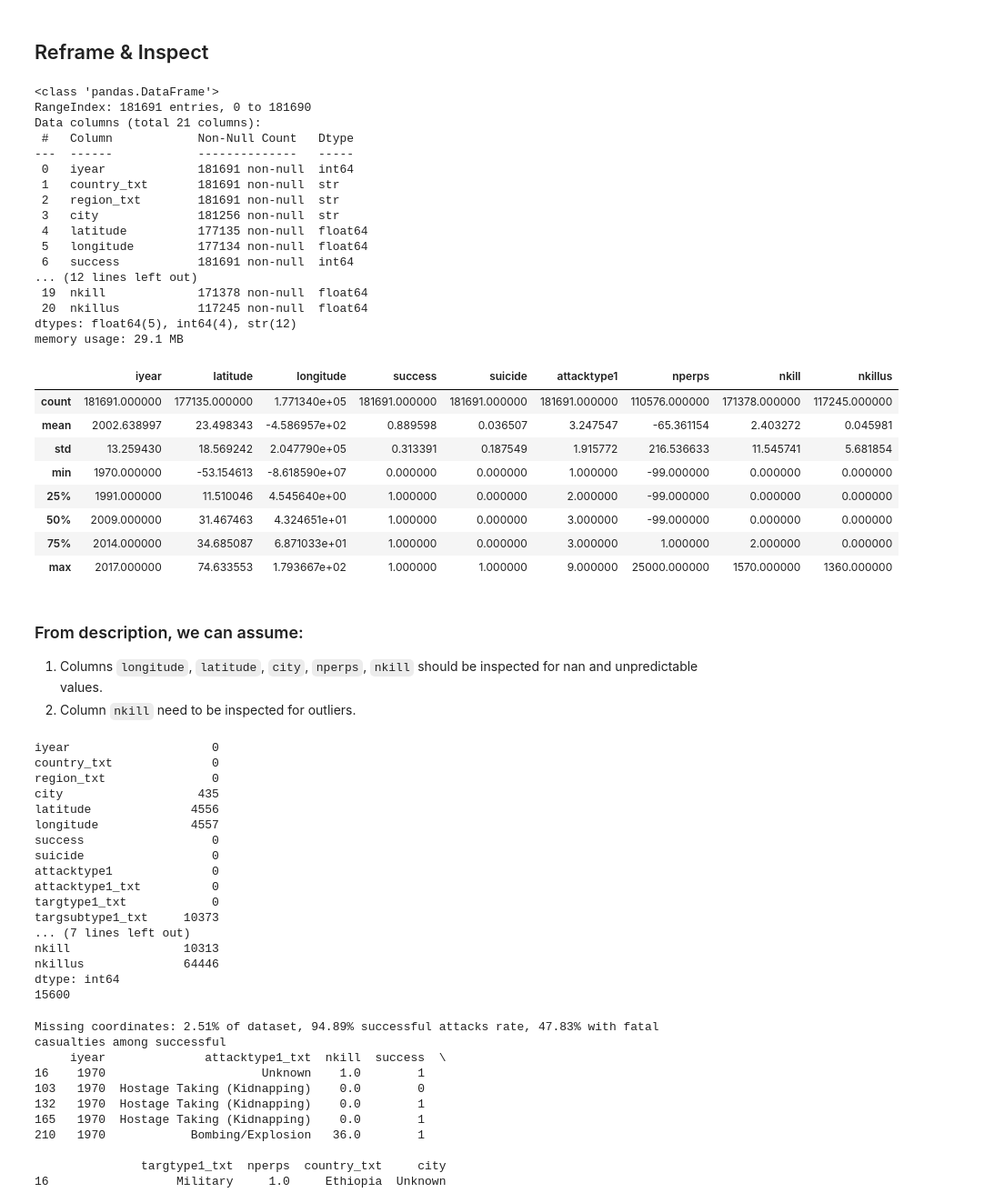
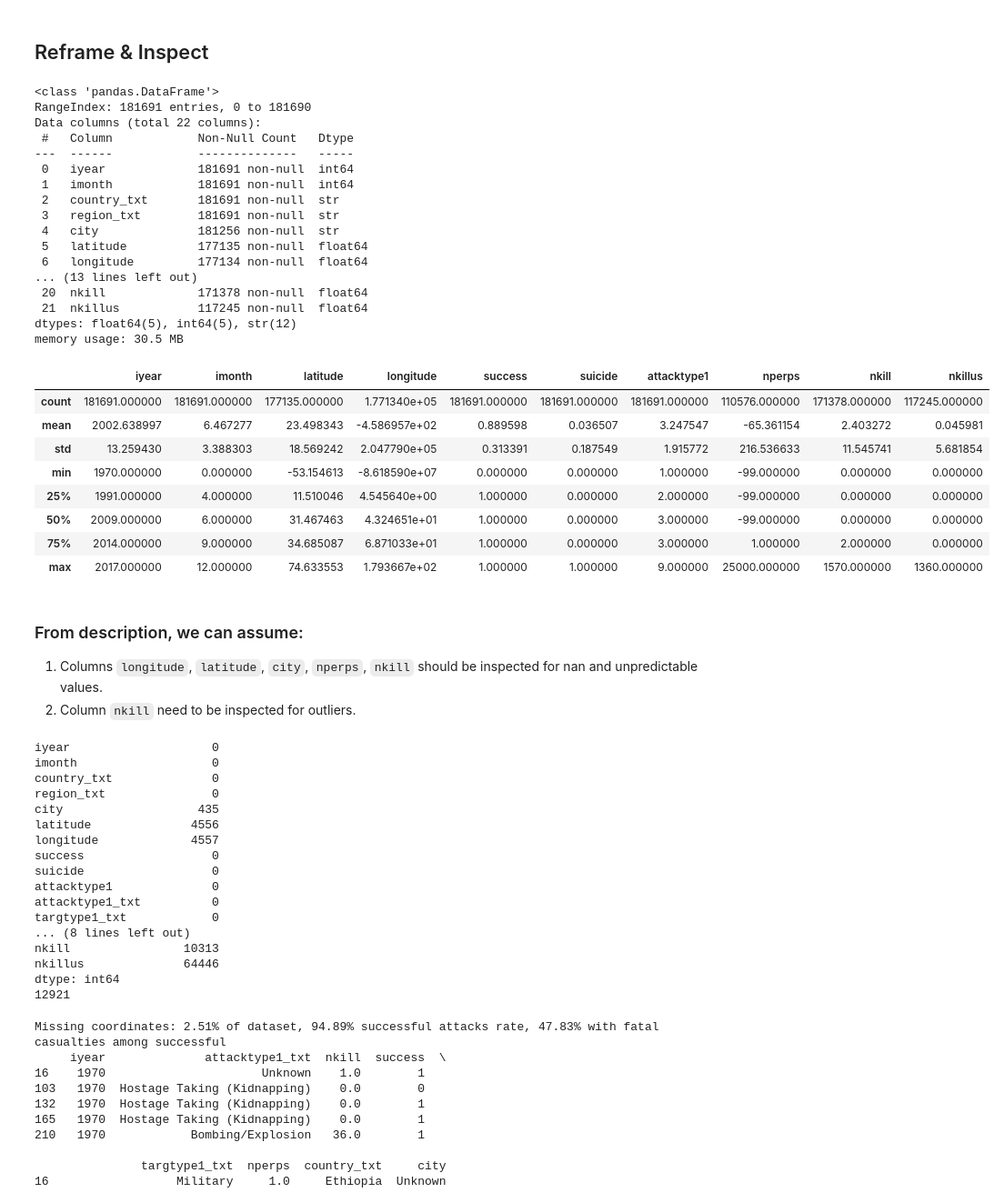
Before and after one commit to Olha-Kes/terrorism_hotspots, a Jupyter notebook: notebooks/eda_terrorism_hotspots.ipynb, the cells around one changed output. Shown at 91% size. Drawn from its saved outputs; the diff is of its cells as text; code cells hidden in the pictures.

```diff
--- a/notebooks/eda_terrorism_hotspots.ipynb
+++ b/notebooks/eda_terrorism_hotspots.ipynb
@@ -53,40 +52,40 @@ memory usage: 188.5 MB
 # %% [markdown]
 ## Reframe & Inspect
 # %%
-subset_cols = ["iyear", "country_txt", "region_txt", "city", "latitude",
+subset_cols = ["iyear", "imonth", "country_txt", "region_txt", "city", "latitude",
                "longitude","success", "suicide", "attacktype1", "attacktype1_txt",
                "targtype1_txt", "targsubtype1_txt", "target1", "natlty1_txt", "gname",
                "gsubname", "nperps", "weaptype1_txt", "weapsubtype1_txt", "nkill", "nkillus"]
 df_subset = df[subset_cols]
 df_subset.info()
 df_subset.describe()
 # %% [output]
 <class 'pandas.DataFrame'>
 RangeIndex: 181691 entries, 0 to 181690
-Data columns (total 21 columns):
+Data columns (total 22 columns):
  #   Column            Non-Null Count   Dtype
 ---  ------            --------------   -----
  0   iyear             181691 non-null  int64
- 1   country_txt       181691 non-null  str
- 2   region_txt        181691 non-null  str
- 3   city              181256 non-null  str
- 4   latitude          177135 non-null  float64
- 5   longitude         177134 non-null  float64
- 6   success           181691 non-null  int64
-... (12 lines left out)
- 19  nkill             171378 non-null  float64
- 20  nkillus           117245 non-null  float64
-dtypes: float64(5), int64(4), str(12)
-memory usage: 29.1 MB
+ 1   imonth            181691 non-null  int64
+ 2   country_txt       181691 non-null  str
+ 3   region_txt        181691 non-null  str
+ 4   city              181256 non-null  str
+ 5   latitude          177135 non-null  float64
+ 6   longitude         177134 non-null  float64
+... (13 lines left out)
+ 20  nkill             171378 non-null  float64
+ 21  nkillus           117245 non-null  float64
+dtypes: float64(5), int64(5), str(12)
+memory usage: 30.5 MB
-|  | iyear | latitude | longitude | success | suicide | attacktype1 | nperps | nkill | nkillus |
-| count | 181691.000000 | 177135.000000 | 1.771340e+05 | 181691.000000 | 181691.000000 | 181691.000000 | 110576.000000 | 171378.000000 | 117245.000000 |
-| mean | 2002.638997 | 23.498343 | -4.586957e+02 | 0.889598 | 0.036507 | 3.247547 | -65.361154 | 2.403272 | 0.045981 |
-| std | 13.259430 | 18.569242 | 2.047790e+05 | 0.313391 | 0.187549 | 1.915772 | 216.536633 | 11.545741 | 5.681854 |
-| min | 1970.000000 | -53.154613 | -8.618590e+07 | 0.000000 | 0.000000 | 1.000000 | -99.000000 | 0.000000 | 0.000000 |
-| 25% | 1991.000000 | 11.510046 | 4.545640e+00 | 1.000000 | 0.000000 | 2.000000 | -99.000000 | 0.000000 | 0.000000 |
-| 50% | 2009.000000 | 31.467463 | 4.324651e+01 | 1.000000 | 0.000000 | 3.000000 | -99.000000 | 0.000000 | 0.000000 |
-| 75% | 2014.000000 | 34.685087 | 6.871033e+01 | 1.000000 | 0.000000 | 3.000000 | 1.000000 | 2.000000 | 0.000000 |
-| max | 2017.000000 | 74.633553 | 1.793667e+02 | 1.000000 | 1.000000 | 9.000000 | 25000.000000 | 1570.000000 | 1360.000000 |
+|  | iyear | imonth | latitude | longitude | success | suicide | attacktype1 | nperps | nkill | nkillus |
+| count | 181691.000000 | 181691.000000 | 177135.000000 | 1.771340e+05 | 181691.000000 | 181691.000000 | 181691.000000 | 110576.000000 | 171378.000000 | 117245.000000 |
+| mean | 2002.638997 | 6.467277 | 23.498343 | -4.586957e+02 | 0.889598 | 0.036507 | 3.247547 | -65.361154 | 2.403272 | 0.045981 |
+| std | 13.259430 | 3.388303 | 18.569242 | 2.047790e+05 | 0.313391 | 0.187549 | 1.915772 | 216.536633 | 11.545741 | 5.681854 |
+| min | 1970.000000 | 0.000000 | -53.154613 | -8.618590e+07 | 0.000000 | 0.000000 | 1.000000 | -99.000000 | 0.000000 | 0.000000 |
+| 25% | 1991.000000 | 4.000000 | 11.510046 | 4.545640e+00 | 1.000000 | 0.000000 | 2.000000 | -99.000000 | 0.000000 | 0.000000 |
+| 50% | 2009.000000 | 6.000000 | 31.467463 | 4.324651e+01 | 1.000000 | 0.000000 | 3.000000 | -99.000000 | 0.000000 | 0.000000 |
+| 75% | 2014.000000 | 9.000000 | 34.685087 | 6.871033e+01 | 1.000000 | 0.000000 | 3.000000 | 1.000000 | 2.000000 | 0.000000 |
+| max | 2017.000000 | 12.000000 | 74.633553 | 1.793667e+02 | 1.000000 | 1.000000 | 9.000000 | 25000.000000 | 1570.000000 | 1360.000000 |
 # %% [markdown]
 ### From description, we can assume:
 1. Columns `longitude`, `latitude`, `city`, `nperps`, `nkill` should be inspected for nan and unpredictable values.
@@ -96,6 +95,7 @@ print(df_subset.isna().sum())
 print(df_subset.duplicated().sum())
 # %% [output]
 iyear                    0
+imonth                   0
 country_txt              0
 region_txt               0
 city                   435
@@ -106,12 +106,11 @@ suicide                  0
 attacktype1              0
 attacktype1_txt          0
 targtype1_txt            0
-targsubtype1_txt     10373
-... (7 lines left out)
+... (8 lines left out)
 nkill                10313
 nkillus              64446
 dtype: int64
-15600
+12921
 # %%
 short_check_cols = ["iyear", "attacktype1_txt", "nkill", "success", "targtype1_txt", "nperps", "country_txt", "city"]
 
```
Also changed, not shown: parts of 22 cells of this notebook, 5 other files.
